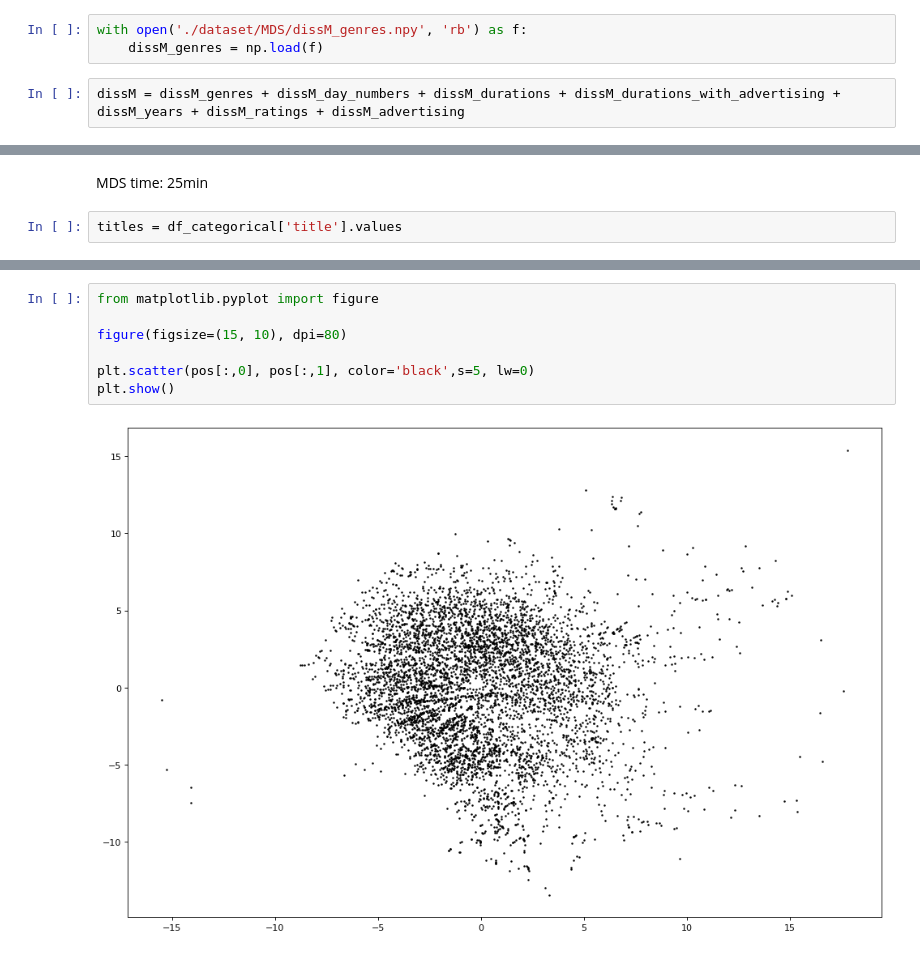
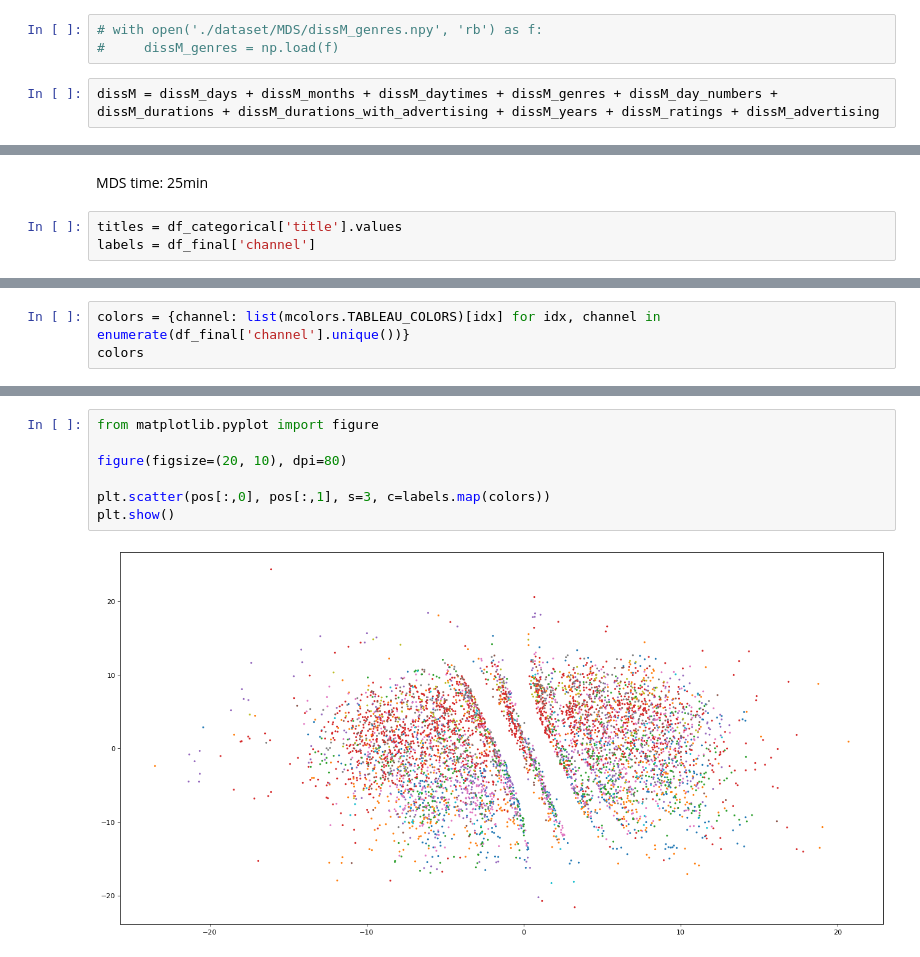
Before and after one commit to florin-git/TV-Movies-Visual-Analytics, a Jupyter notebook: mds.ipynb, the cells around one changed output, grey strips where cells are left out. Drawn from its saved outputs; the diff is of its cells as text.

```diff
--- a/mds.ipynb
+++ b/mds.ipynb
@@ -218,10 +244,10 @@ Saved the genres dissimilarity matrix to file so we don't need to re-compute it
 # with open('./dataset/MDS/dissM_genres.npy', 'wb') as f:
 #     np.save(f, dissM_genres)
 # %%
-with open('./dataset/MDS/dissM_genres.npy', 'rb') as f:
-    dissM_genres = np.load(f)
+# with open('./dataset/MDS/dissM_genres.npy', 'rb') as f:
+#     dissM_genres = np.load(f)
 # %%
-dissM = dissM_genres + dissM_day_numbers + dissM_durations + dissM_durations_with_advertising + dissM_years + dissM_ratings + dissM_advertising
+dissM = dissM_days + dissM_months + dissM_daytimes + dissM_genres + dissM_day_numbers + dissM_durations + dissM_durations_with_advertising + dissM_years + dissM_ratings + dissM_advertising
 # %%
 mds = manifold.MDS(n_components=2, max_iter=300, eps=1e-3, dissimilarity="precomputed", random_state=SEED)
 # %%
@@ -230,3 +256,4 @@ pos = mds.fit(dissM).embedding_
 MDS time: 25min
 # %%
 titles = df_categorical['title'].values
+labels = df_final['channel']
@@ -232,0 +275,3 @@ titles = df_categorical['title'].values
+# %%
+colors = {channel: list(mcolors.TABLEAU_COLORS)[idx] for idx, channel in enumerate(df_final['channel'].unique())}
+colors
@@ -233,9 +289,9 @@ titles = df_categorical['title'].values
 # %%
 from matplotlib.pyplot import figure
 
-figure(figsize=(15, 10), dpi=80)
+figure(figsize=(20, 10), dpi=80)
 
-plt.scatter(pos[:,0], pos[:,1], color='black',s=5, lw=0)
+plt.scatter(pos[:,0], pos[:,1], s=3, c=labels.map(colors))
 plt.show()
 # %% [output]
-[figure, old version]
+[figure, new version]
```
Also changed, not shown: parts of 28 cells of this notebook, 5 other files.
